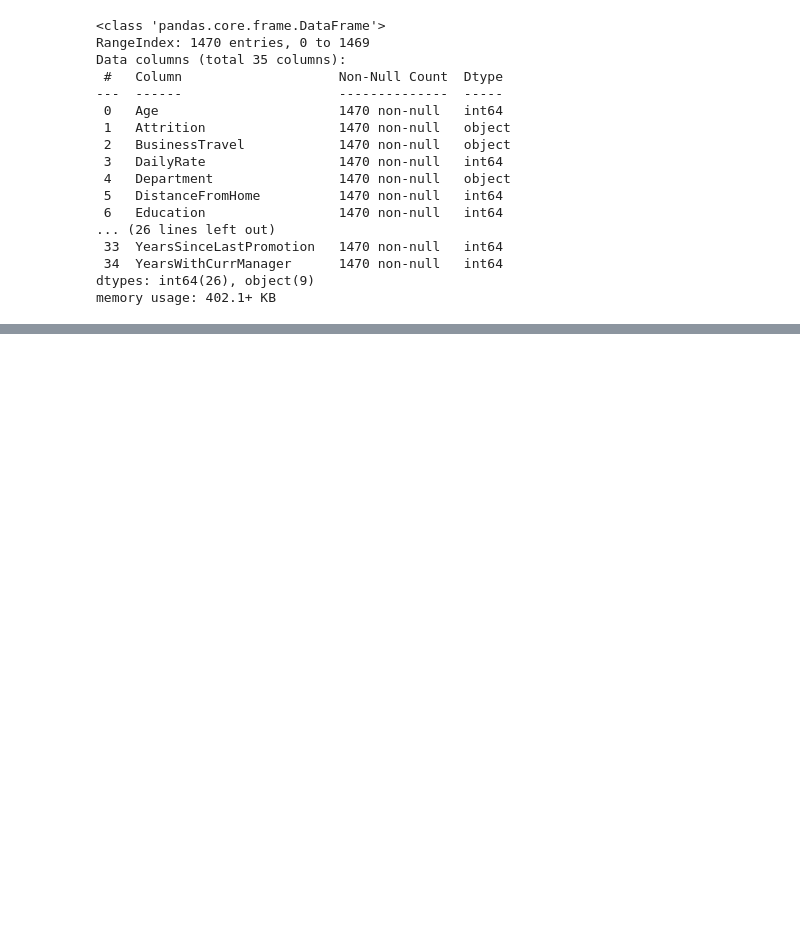
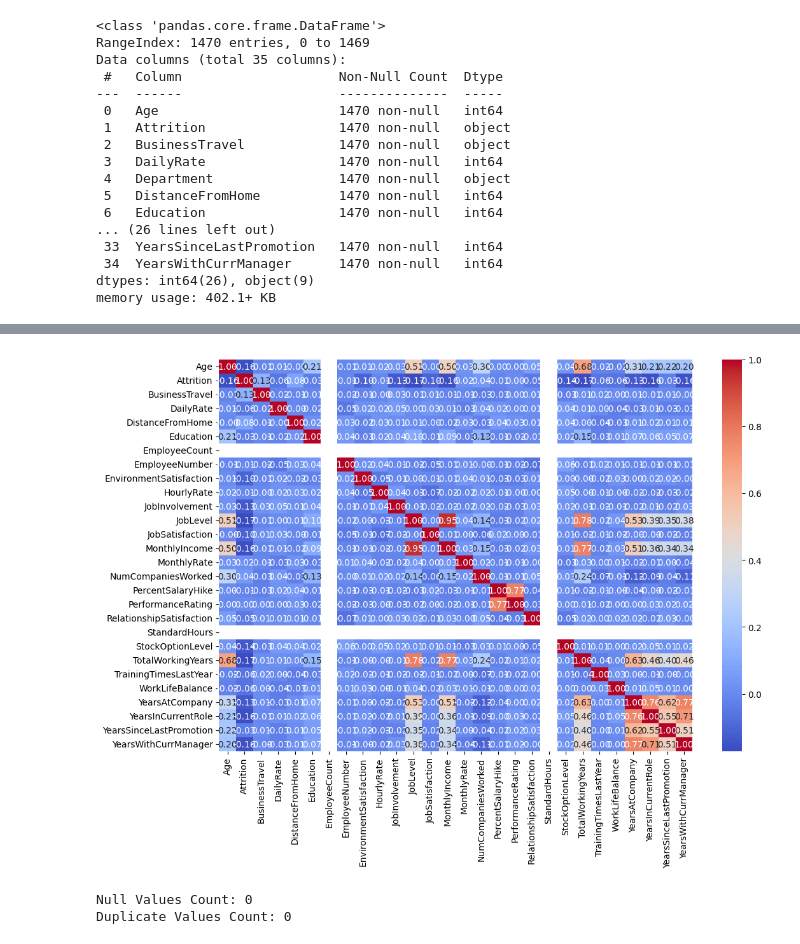
Before and after one commit to HichamDe/quitters-detector, a Jupyter notebook: main.ipynb, the cells around one changed output, grey strips where cells are left out. Drawn from its saved outputs; the diff is of its cells as text; code cells hidden in the pictures; blank space fills up the shorter version.

```diff
--- a/main.ipynb
+++ b/main.ipynb
@@ -77,0 +87,14 @@ ds.head()
+# %%
+corr = ds.drop(columns=["EducationField","Department","Gender","JobRole","MaritalStatus","Over18","OverTime"]).corr()
+plt.figure(figsize=(12, 8))
+sns.heatmap(corr, annot=True, cmap="coolwarm", fmt=".2f")
+plt.show()
+# %% [output]
+[figure, added]
+# %%
+# Data Cleaning
+print(f"Null Values Count: {ds.isnull().sum().sum()}")
+print(f"Duplicate Values Count: {ds.duplicated().sum().sum()}")
+# %% [output]
+Null Values Count: 0
+Duplicate Values Count: 0
```
Also changed, not shown: parts of 7 cells of this notebook.
